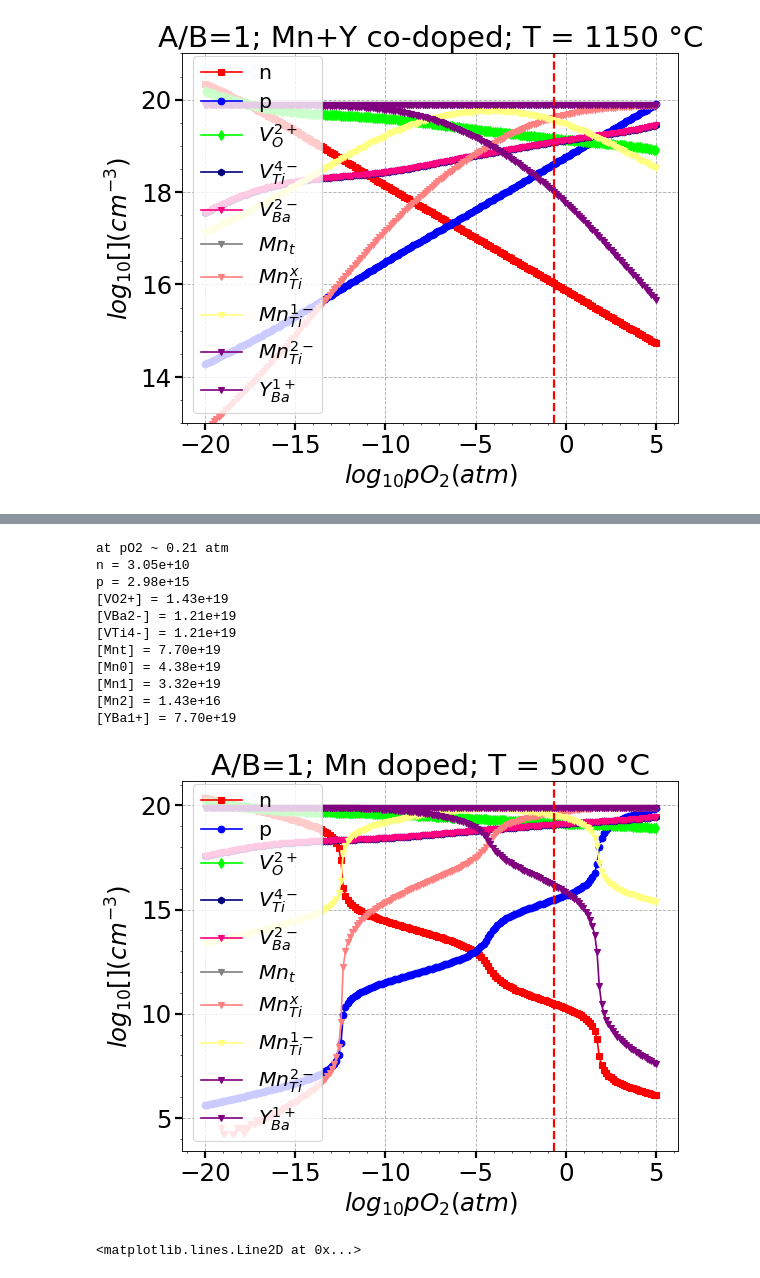
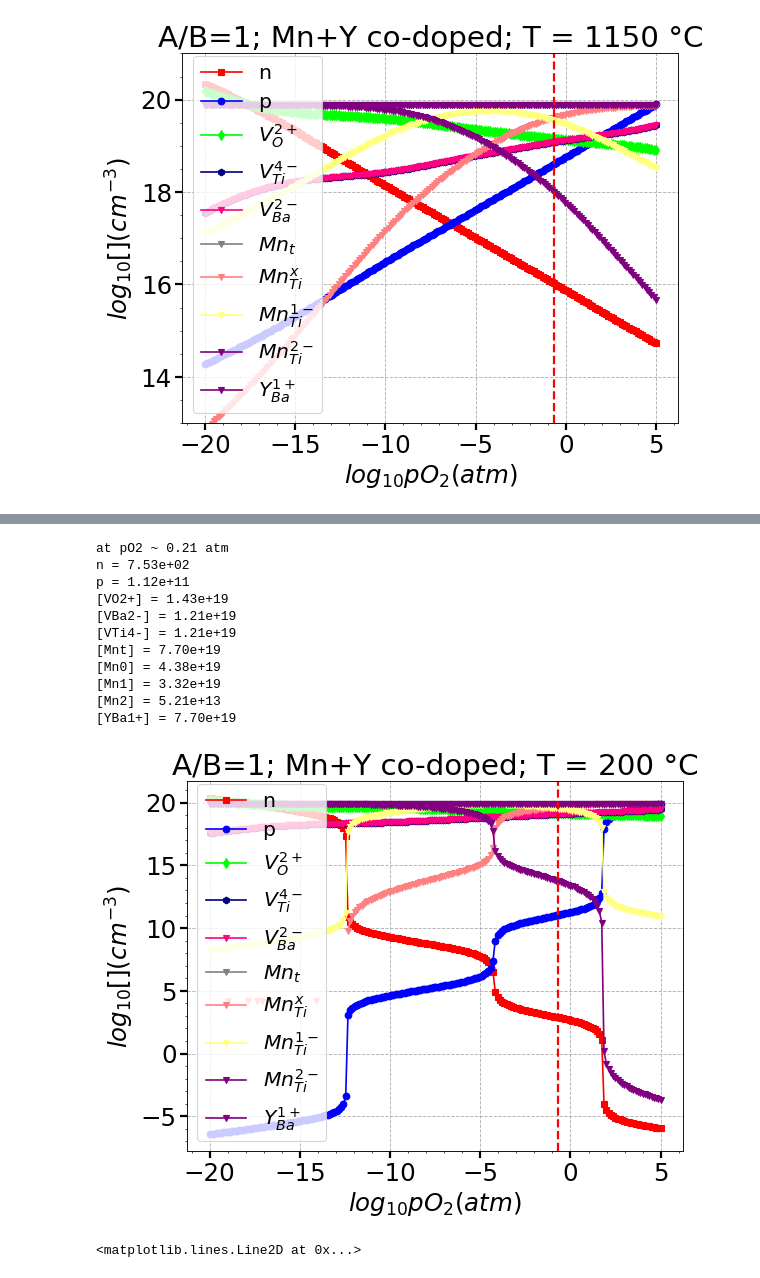
Before and after one commit to seonghwh/Defect-Structure, a Jupyter notebook: defect2.ipynb, the cells around one changed output, grey strips where cells are left out. Cells and saved outputs as stored; diff of their text form; code cells hidden in the pictures.

```diff
--- a/defect2.ipynb
+++ b/defect2.ipynb
@@ -11,7 +11,7 @@ import matplotlib
 k = 8.61733e-5; # boltzmann constant in eV/K
 TK = 1150+273; # equilibrium temp in K
 TC = TK-273; # equilibrium temp in C
-TQK = 500+273;# quenched temp in K
+TQK = 200+273;# quenched temp in K
 TQC = TQK-273; # quenched temp in C
 a = np.logspace(-20,5,200); # oxygen partial pressure range
 print(
@@ -432,7 +434,7 @@ for i in range(len(a)):
     def f(x): # x: oxygen vacancy concentration
         return (x + 2*CVBa2[i] + 4*CVTi4[i] - (KiQ/x) - 2*CVO2[i])
 
-    sol1 = brentq(f,1,1E40,maxiter=200)
+    sol1 = brentq(f,1E-20,1E40,maxiter=200)
 
     nq[i] = np.array(sol1).astype(np.float64)
     pq[i] = KiQ/nq[i]
@@ -494,7 +500,7 @@ for i in range(len(a)):
 
     def f(x): # x: electron concentration in cm-3
         return (x + 2*CVBa2Mg[i] + 4*CVTi4Mg[i] + 2*CMgt - (KiQ/x) - 2*CVO2Mg[i])
-    sol1 = brentq(f,1,1E30,maxiter=200)
+    sol1 = brentq(f,1E-20,1E30,maxiter=200)
 
     nMgq[i] = np.array(sol1).astype(np.float64)
     pMgq[i] = KiQ/nMgq[i]
@@ -558,7 +564,7 @@ for i in range(len(a)):
 
     def f(x): # x: electron concentration in cm-3
         return (x + 2*CVBa2Mn[i] + 4*CVTi4Mn[i] + (CMnt/(KMn43Q/x + 1 + x/KMn32Q))*(1 + 2*x/KMn32Q) - (KiQ/x) - 2*CVO2Mn[i])
-    sol1 = brentq(f,1,1E30,maxiter=200)
+    sol1 = brentq(f,1E-20,1E30,maxiter=200)
 
     nMnq[i] = np.array(sol1).astype(np.float64)
     pMnq[i] = KiQ/nMnq[i]
@@ -630,7 +636,7 @@ for i in range(len(a)):
 
     def f(x): # x: electron concentration in cm-3
         return (x + 2*CVBa2MnY[i] + 4*CVTi4MnY[i] + (CMnt/(KMn43Q/x + 1 + x/KMn32Q))*(1 + 2*x/KMn32Q) - (KiQ/x) - 2*CVO2MnY[i] - CYt)
-    sol1 = brentq(f,1,1E30,maxiter=200)
+    sol1 = brentq(f,1E-20,1E30,maxiter=200)
 
     nMnYq[i] = np.array(sol1).astype(np.float64)
     pMnYq[i] = KiQ/nMnYq[i]
@@ -645,7 +651,7 @@ for i in range(len(a)):
 
 fig = plt.figure(figsize=(8, 6), dpi=80)
 ax1= plt.subplot(111)
-ax1.set_title(f'A/B=1; Mn doped; T = {TQC} \u00B0C')
+ax1.set_title(f'A/B=1; Mn+Y co-doped; T = {TQC} \u00B0C')
 # ax1.set_ylim(ymin=13, ymax=21)
 matplotlib.rcParams.update({'font.size': 22})
 ax1.tick_params(length=6, width=2)
@@ -661,37 +667,37 @@ ax1.plot(np.log10(a),np.log10(CMn1MnYq),marker='v', c =[255/255, 255/255, 128/25
 ax1.plot(np.log10(a),np.log10(CMn2MnYq),marker='v', c =[128/255, 0/255, 128/255], label = r'$Mn_{Ti}^{2-}$')
 ax1.plot(np.log10(a),np.log10(CYq),marker='v', c =[128/255, 0/255, 128/255], label = r'$Y_{Ba}^{1+}$')
 ax1.set_xlabel(r'$log_{10} \mathit{p}O_2 (atm)$')
 ax1.set_ylabel(r'$log_{10} [ ] (cm^{-3})$')
 ax1.legend(loc=3,fontsize='small')
 ax1.axvline(x=-0.67, color='r', linestyle='--', linewidth=2)
 ax1.grid(True, which='major', linestyle='--')
 
 print(
     f'at pO2 ~ 0.21 atm\n'
     f'n = {nMnYq[154]:.2e}\n'
     f'p = {pMnYq[154]:.2e}\n'
     f'[VO2+] = {CVO2MnYq[154]:.2e}\n'
     f'[VBa2-] = {CVBa2MnYq[154]:.2e}\n'
     f'[VTi4-] = {CVTi4MnYq[154]:.2e}\n'
     f'[Mnt] = {CMn0MnYq[154]+CMn1MnYq[154]+CMn2MnYq[154]:.2e}\n'
     f'[Mn0] = {CMn0MnYq[154]:.2e}\n'
     f'[Mn1] = {CMn1MnYq[154]:.2e}\n'
     f'[Mn2] = {CMn2MnYq[154]:.2e}\n'
     f'[YBa1+] = {CYq[154]:.2e}'
 )
 # %% [output]
 at pO2 ~ 0.21 atm
-n = 3.05e+10
-p = 2.98e+15
+n = 7.53e+02
+p = 1.12e+11
 [VO2+] = 1.43e+19
 [VBa2-] = 1.21e+19
 [VTi4-] = 1.21e+19
 [Mnt] = 7.70e+19
 [Mn0] = 4.38e+19
 [Mn1] = 3.32e+19
-[Mn2] = 1.43e+16
+[Mn2] = 5.21e+13
 [YBa1+] = 7.70e+19
-[figure, old version]
+[figure, new version]
 # %%
 for i in range(len(a)): # This part is for obtaining a full equilibirum defect structure at TK(TC) with partial Schottky reaction (Ti-rich)
     y = a[i] # oxygen partial pressure in atm
```
Also changed, not shown: parts of 6 cells of this notebook.
